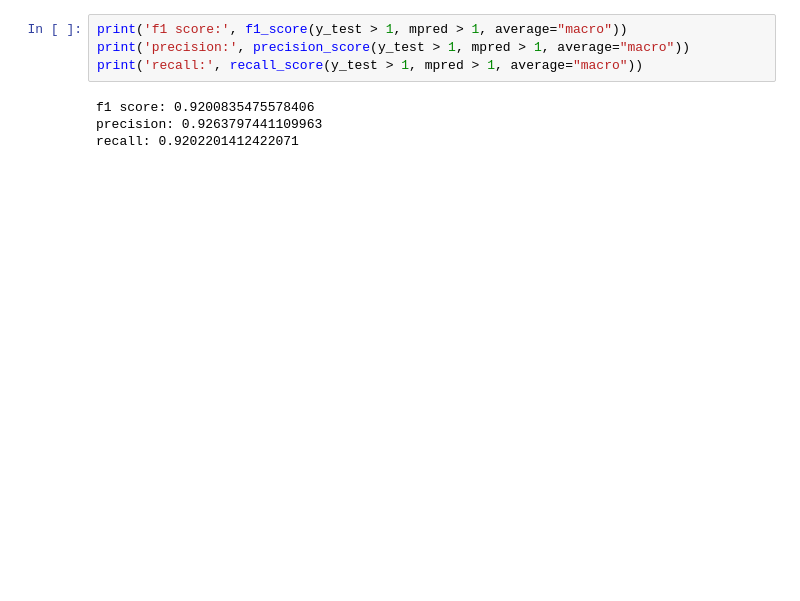
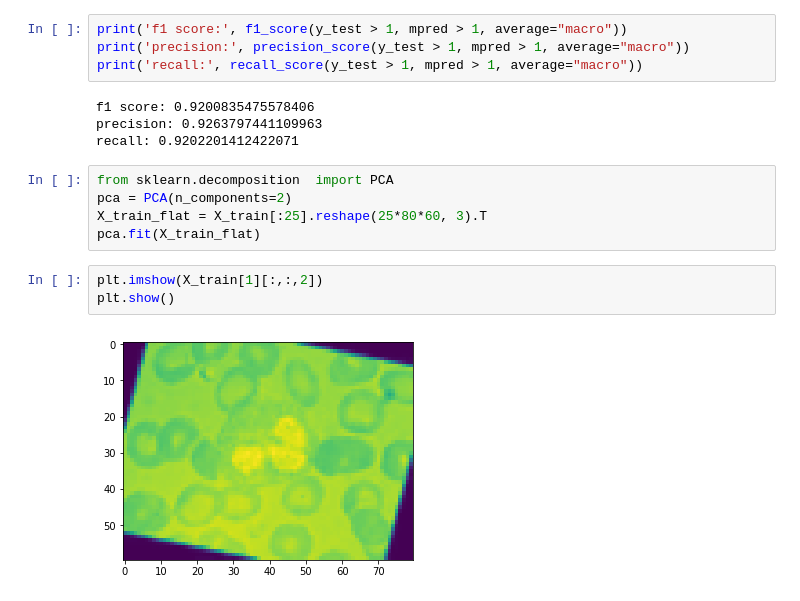
Before and after one commit to dna-witch/blood, a Jupyter notebook: Blood.ipynb, the cells around one changed output. Cells and saved outputs as stored; diff of their text form; blank space fills up the shorter version.

```diff
--- a/Blood.ipynb
+++ b/Blood.ipynb
@@ -275,3 +281,13 @@ print('recall:', recall_score(y_test > 1, mpred > 1, average="macro"))
 f1 score: 0.9200835475578406
 precision: 0.9263797441109963
 recall: 0.9202201412422071
+# %%
+from sklearn.decomposition  import PCA
+pca = PCA(n_components=2)
+X_train_flat = X_train[:25].reshape(25*80*60, 3).T
+pca.fit(X_train_flat)
+# %%
+plt.imshow(X_train[1][:,:,2])
+plt.show()
+# %% [output]
+[figure, added]
```
Also changed, not shown: parts of 10 cells of this notebook.
